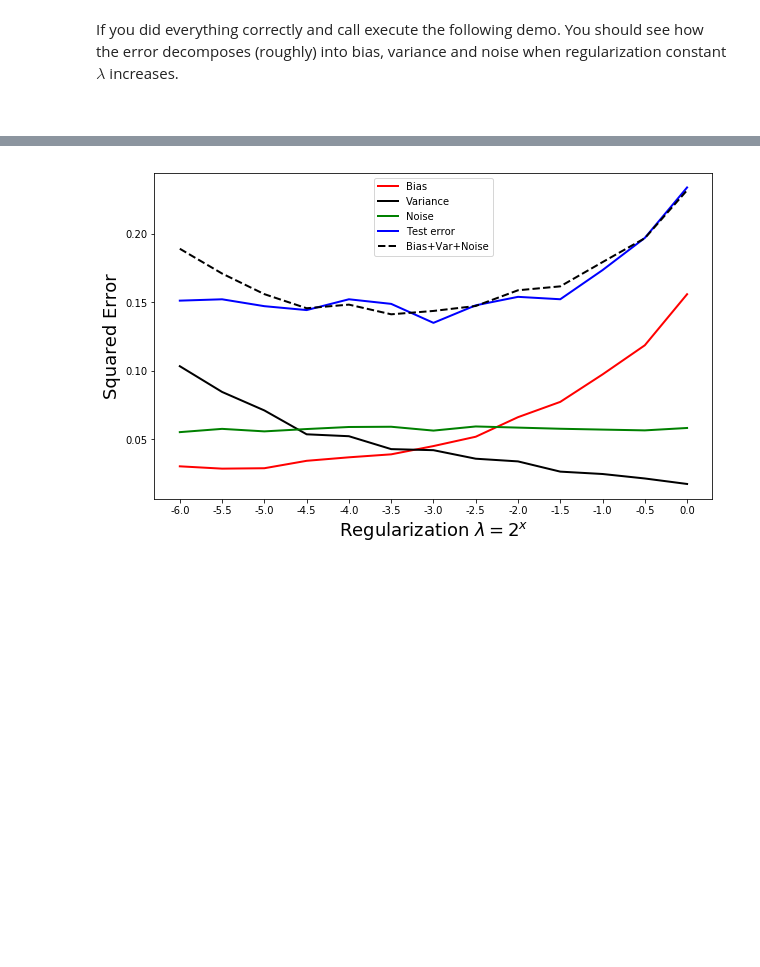
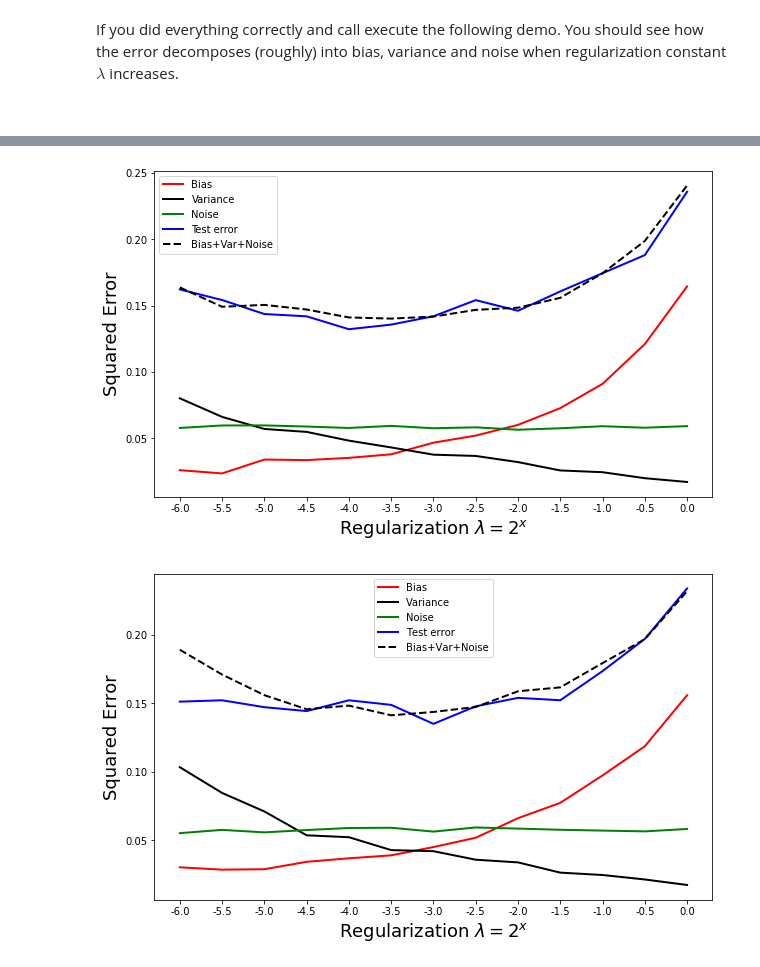
Before and after one commit to vitorpbarbosa7/cornell_CS4780, a Jupyter notebook: 10_project_bias_variance_tradeoff/python_HW5_BV.ipynb, the cells around one changed output, grey strips where cells are left out. Saved outputs shown, nothing was run; the diff lists cells and outputs as text; code cells hidden in the pictures; blank space fills up the shorter version.

```diff
--- a/10_project_bias_variance_tradeoff/python_HW5_BV.ipynb
+++ b/10_project_bias_variance_tradeoff/python_HW5_BV.ipynb
@@ -398,0 +456,30 @@ def computevariance(xTe, sigma, lmbda, hbar, Nsmall, NMODELS, OFFSET):
+# %%
+# biasvariancedemo
+
+# how big is the training set size N
+Nsmall = 10
+# how big is a really big data set (approx. infinity)
+Nbig = 10000
+# how many models do you want to average over
+NMODELS = 100
+
+# vamos avaliar então sobre diferentes regularizers
+# What regularization constants to evaluate
+lmbdas = np.arange(-6, 0+0.5, 0.5)
+
+# what is the kernel width?
+# um único sigma, ok, o mesmo kernel sempre
+sigma = 4
+
+# we store
+Nlambdas = len(lmbdas)
+lbias = np.zeros(Nlambdas)
+lvariance = np.zeros(Nlambdas)
+ltotal = np.zeros(Nlambdas)
+lnoise = np.zeros(Nlambdas)
+lsum = np.zeros(Nlambdas)
+
+xTe,yTe = toydata(OFFSET,Nbig)
+
+hbar = computehbar(xTe, sigma, lmbda, Nsmall, NMODELS, OFFSET)
+variance = computevariance(xTe, sigma, lmbda, hbar, Nsmall, NMODELS, OFFSET)
@@ -493,3 +588,19 @@ Regularization λ=2^0.0: Bias: 0.1560 Variance: 0.0175 Noise: 0.0584 Bias+Varian
+# %%
+#@ vpb
+# plot results
+plt.figure(figsize=(10,6))
+plt.plot(lbias[:Nlambdas],c='r',linestyle='-',linewidth=2)
+plt.plot(lvariance[:Nlambdas],c='k', linestyle='-',linewidth=2)
+plt.plot(lnoise[:Nlambdas],c='g', linestyle='-',linewidth=2)
+plt.plot(ltotal[:Nlambdas],c='b', linestyle='-',linewidth=2)
+plt.plot(lsum[:Nlambdas],c='k', linestyle='--',linewidth=2)
+
+plt.legend(["Bias","Variance","Noise","Test error","Bias+Var+Noise"]);
+plt.xlabel("Regularization $\lambda=2^x$",fontsize=18);
+plt.ylabel("Squared Error",fontsize=18);
+plt.xticks([i for i in range(Nlambdas)],lmbdas);
+# %% [output]
+[figure, added]
 # %%
 # plot results
 plt.figure(figsize=(10,6))
```
Also changed, not shown: parts of 16 cells of this notebook, 21 other files.
